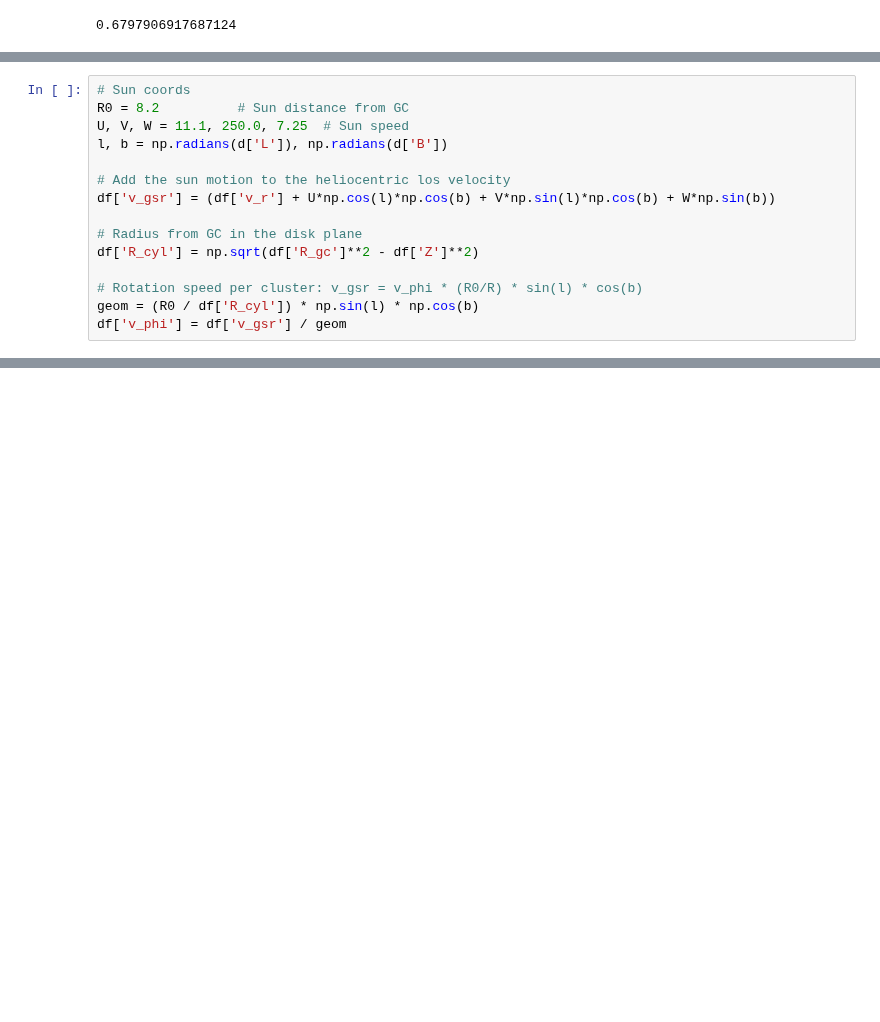
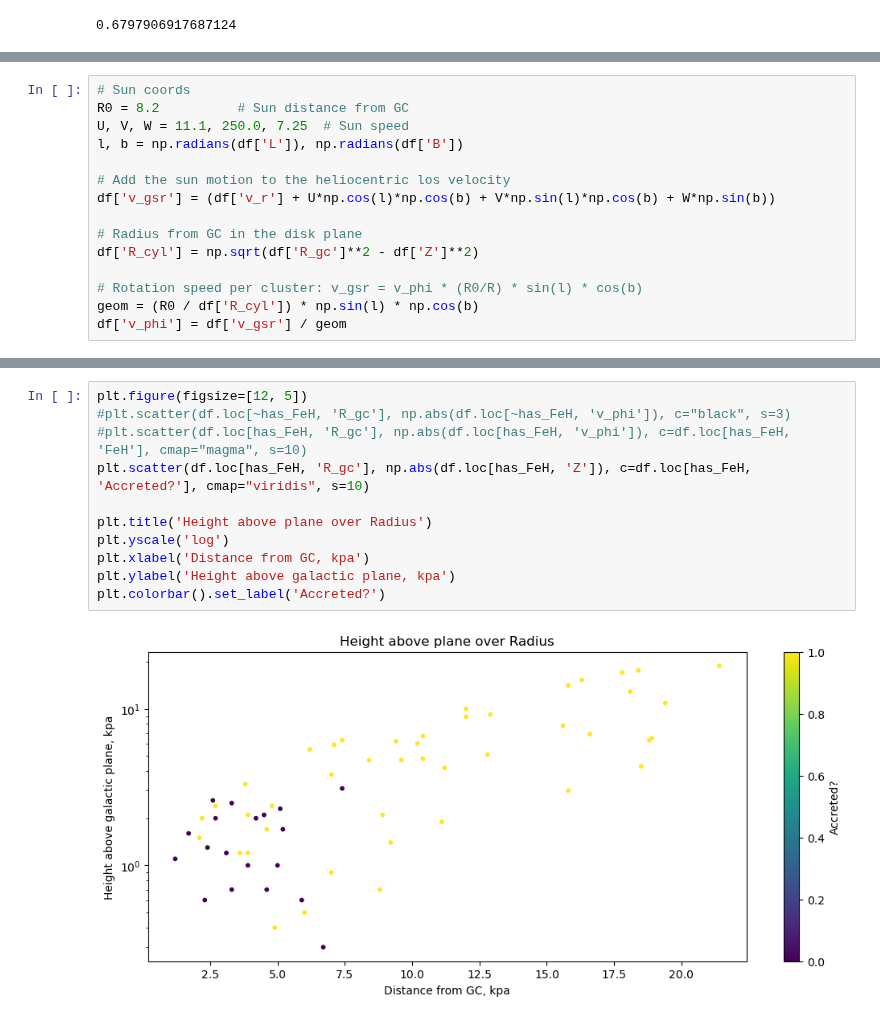
Before and after one commit to Valerii-Radchenkov/3116_Project, a Jupyter notebook: Analysis.ipynb, the cells around one changed output, grey strips where cells are left out. Drawn from its saved outputs; the diff is of its cells as text; blank space fills up the shorter version.

```diff
--- a/Analysis.ipynb
+++ b/Analysis.ipynb
@@ -29,7 +37,7 @@ plt.scatter(df['Age'], df['FeH'], s=7)
 # Sun coords
 R0 = 8.2          # Sun distance from GC
 U, V, W = 11.1, 250.0, 7.25  # Sun speed
-l, b = np.radians(d['L']), np.radians(d['B'])
+l, b = np.radians(df['L']), np.radians(df['B'])
 
 # Add the sun motion to the heliocentric los velocity
 df['v_gsr'] = (df['v_r'] + U*np.cos(l)*np.cos(b) + V*np.sin(l)*np.cos(b) + W*np.sin(b))
@@ -55,0 +65,13 @@ plt.colorbar().set_label('Fe/H')
+# %%
+plt.figure(figsize=[12, 5])
+#plt.scatter(df.loc[~has_FeH, 'R_gc'], np.abs(df.loc[~has_FeH, 'v_phi']), c="black", s=3)
+#plt.scatter(df.loc[has_FeH, 'R_gc'], np.abs(df.loc[has_FeH, 'v_phi']), c=df.loc[has_FeH, 'FeH'], cmap="magma", s=10)
+plt.scatter(df.loc[has_FeH, 'R_gc'], np.abs(df.loc[has_FeH, 'Z']), c=df.loc[has_FeH, 'Accreted?'], cmap="viridis", s=10)
+
+plt.title('Height above plane over Radius')
+plt.yscale('log')
+plt.xlabel('Distance from GC, kpa')
+plt.ylabel('Height above galactic plane, kpa')
+plt.colorbar().set_label('Accreted?')
+# %% [output]
+[figure, added]
```
Also changed, not shown: parts of 4 cells of this notebook.
